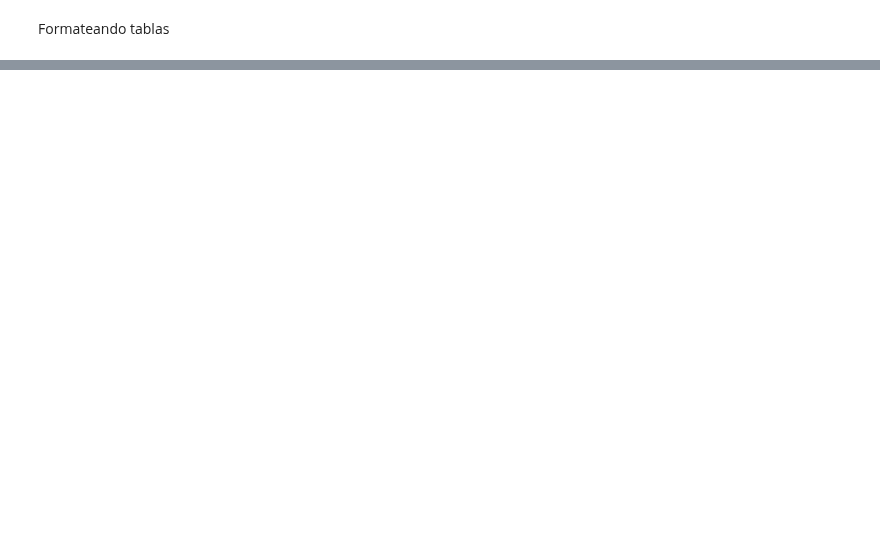
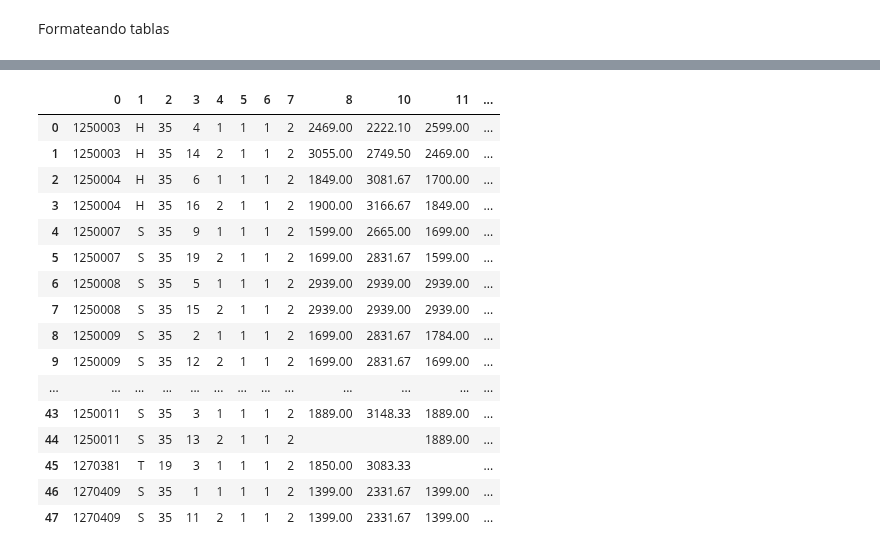
Before and after one commit to IPECD-AreaDatos/scrapingTrabajo, a Jupyter notebook: scrap_canasta_basica.py/prueba.ipynb, the cells around one changed output, grey strips where cells are left out. Cells and saved outputs as stored; diff of their text form; code cells hidden in the pictures; blank space fills up the shorter version.

```diff
--- a/scrap_canasta_basica.py/prueba.ipynb
+++ b/scrap_canasta_basica.py/prueba.ipynb
@@ -6,12 +9,11 @@ from bs4 import BeautifulSoup
 # %%
-from bs4 import BeautifulSoup
-
 # Leer el archivo HTM
-with open('/home/usuario/Escritorio/entorno_trabajo/src/scrapingTrabajo/scrap_canasta_basica.py/AZUCAR.HTM', 'r', encoding='latin-1') as file:
+with open(file_path, 'r', encoding='latin-1') as file:
     html_content = file.read()
 
 # Crear el objeto BeautifulSoup
 soup = BeautifulSoup(html_content, 'html.parser')
 
+
 # Encontrar todos los elementos <table>
 tables = list(soup.find_all('table'))
@@ -42,0 +51,6 @@ print(trs_primer_tabla)
+# %%
+lista_fonts = tables[0].find_all('font')
+
+lista_fonts = lista_fonts[46:-4]
+
+lista_fonts_limpia = [font.get_text(strip=True) for font in lista_fonts]
@@ -42,0 +74,17 @@ print(trs_primer_tabla)
+# %%
+lista_fonts_segunda_tabla = tables[1].find_all('font')
+lista_fonts_segunda_tabla[42:-4]
+
+lista_fonts_limpia_segunda_tabla = [font.get_text(strip=True) for font in lista_fonts_segunda_tabla]
+# %%
+#Indice de busqueda
+i = 0
+
+#Recorremos la lista, buscando cada 18 elementos
+while i < len(lista_fonts_limpia_segunda_tabla):
+
+    lista_aux = lista_fonts_limpia[i:i+18]
+    lista_acum_datos.append(lista_aux)
+
+    #Si le sumo 20 a i, entonces es como hacer ese salto de dos lineas
+    i +=20
@@ -42,0 +112,31 @@ print(trs_primer_tabla)
+# %%
+df = pd.DataFrame(data=lista_acum_datos)
+
+df = df.drop([9,12],axis=1)
+
+lista_columnas = ['identificador','tipo_local','']
+
+
+df['fecha'] = pd.to_datetime(anio+"-"+mes+"-"+"01")
+df['codigo_variedad'] = codigo_variedad
+df['tipo_producto'] = tipo_producto
+
+df
+# %% [output]
+|  | 0 | 1 | 2 | 3 | 4 | 5 | 6 | 7 | 8 | 10 | 11 | ... |
+| 0 | 1250003 | H | 35 | 4 | 1 | 1 | 1 | 2 | 2469.00 | 2222.10 | 2599.00 | ... |
+| 1 | 1250003 | H | 35 | 14 | 2 | 1 | 1 | 2 | 3055.00 | 2749.50 | 2469.00 | ... |
+| 2 | 1250004 | H | 35 | 6 | 1 | 1 | 1 | 2 | 1849.00 | 3081.67 | 1700.00 | ... |
+| 3 | 1250004 | H | 35 | 16 | 2 | 1 | 1 | 2 | 1900.00 | 3166.67 | 1849.00 | ... |
+| 4 | 1250007 | S | 35 | 9 | 1 | 1 | 1 | 2 | 1599.00 | 2665.00 | 1699.00 | ... |
+| 5 | 1250007 | S | 35 | 19 | 2 | 1 | 1 | 2 | 1699.00 | 2831.67 | 1599.00 | ... |
+| 6 | 1250008 | S | 35 | 5 | 1 | 1 | 1 | 2 | 2939.00 | 2939.00 | 2939.00 | ... |
+| 7 | 1250008 | S | 35 | 15 | 2 | 1 | 1 | 2 | 2939.00 | 2939.00 | 2939.00 | ... |
+| 8 | 1250009 | S | 35 | 2 | 1 | 1 | 1 | 2 | 1699.00 | 2831.67 | 1784.00 | ... |
+| 9 | 1250009 | S | 35 | 12 | 2 | 1 | 1 | 2 | 1699.00 | 2831.67 | 1699.00 | ... |
+| ... | ... | ... | ... | ... | ... | ... | ... | ... | ... | ... | ... | ... |
+| 43 | 1250011 | S | 35 | 3 | 1 | 1 | 1 | 2 | 1889.00 | 3148.33 | 1889.00 | ... |
+| 44 | 1250011 | S | 35 | 13 | 2 | 1 | 1 | 2 |  |  | 1889.00 | ... |
+| 45 | 1270381 | T | 19 | 3 | 1 | 1 | 1 | 2 | 1850.00 | 3083.33 |  | ... |
+| 46 | 1270409 | S | 35 | 1 | 1 | 1 | 1 | 2 | 1399.00 | 2331.67 | 1399.00 | ... |
+| 47 | 1270409 | S | 35 | 11 | 2 | 1 | 1 | 2 | 1399.00 | 2331.67 | 1399.00 | ... |
```
Also changed, not shown: parts of 7 cells of this notebook, 2 other files.
